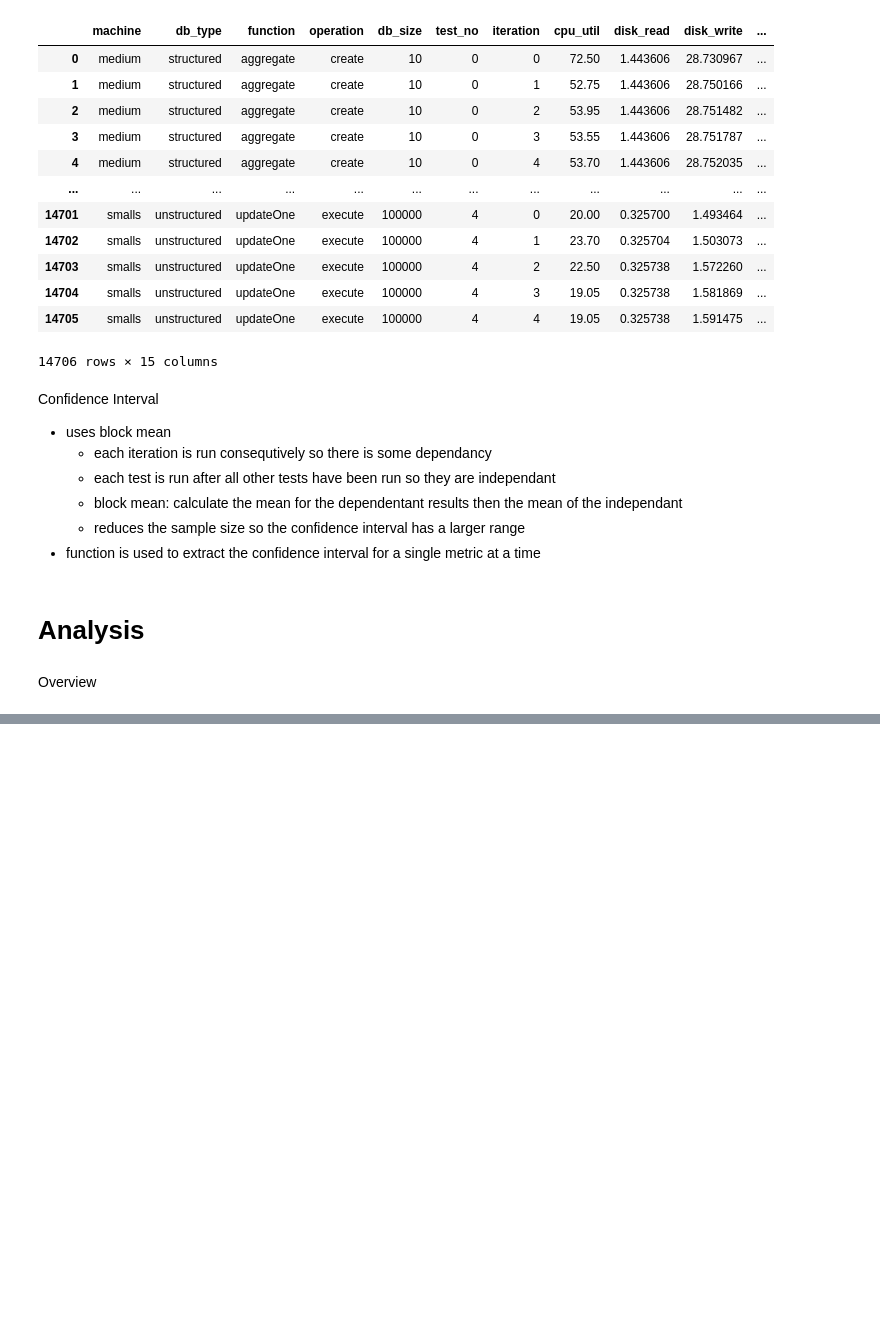
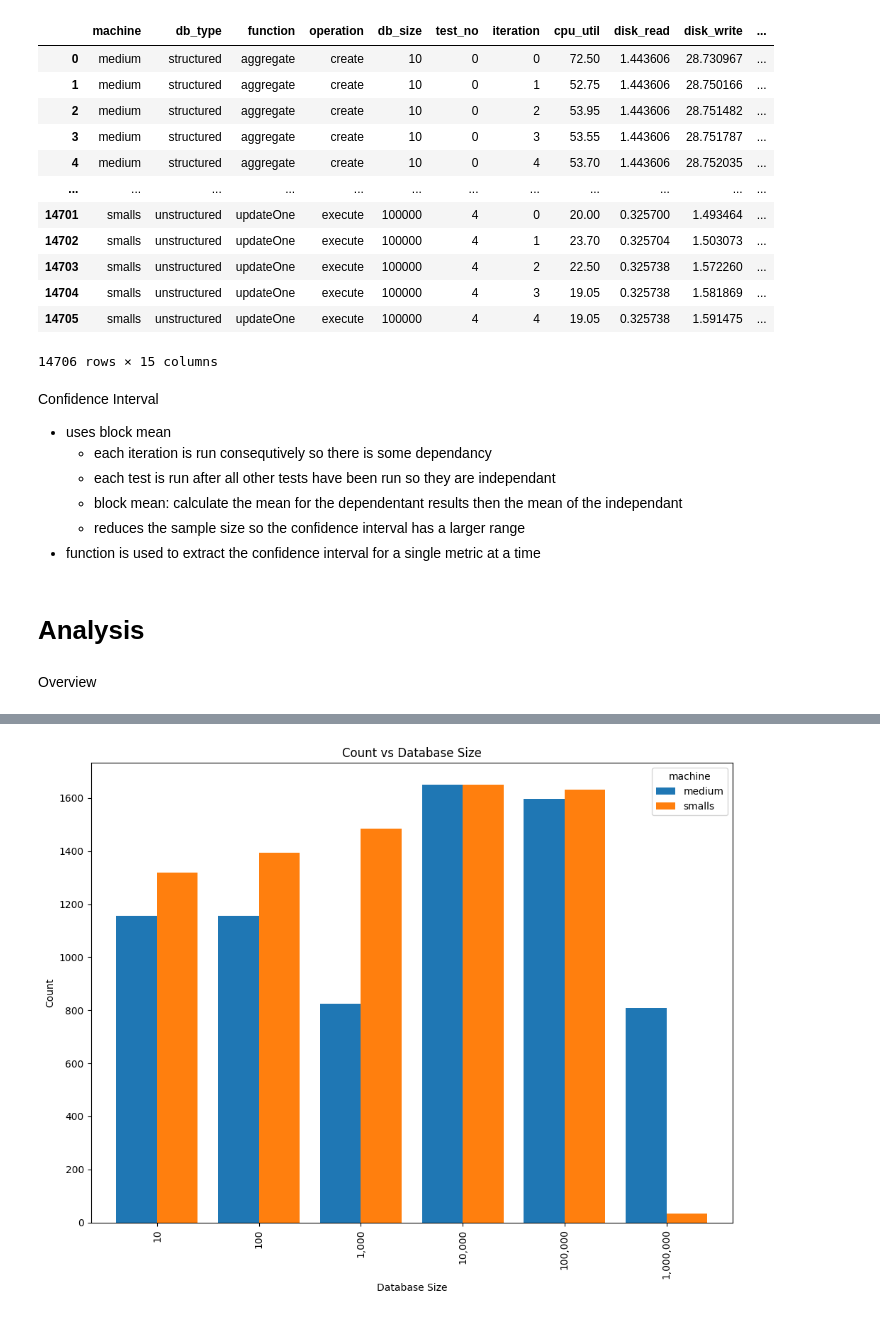
Before and after one commit to AhmadJanjua/MongoPerformance, a Jupyter notebook: src/analysis.ipynb, the cells around one changed output, grey strips where cells are left out. Saved outputs shown, nothing was run; the diff lists cells and outputs as text; code cells hidden in the pictures; blank space fills up the shorter version.

```diff
--- a/src/analysis.ipynb
+++ b/src/analysis.ipynb
@@ -387,0 +616,28 @@ Response Time
+# %%
+def machineCountBarChart(df: pd.DataFrame):
+    # get the counts by db size and machine
+    df = (
+        df
+        .groupby(['db_size','machine'])
+        .size()
+        .unstack()
+    )
+
+    # create a comparative barchart
+    ax = df.plot(
+        kind='bar',
+        figsize=(10,8),
+        width=0.8
+    )
+
+    # format
+    ax.set_xticklabels([f"{int(x):,}" for x in df.index], rotation=90)
+    ax.set_xlabel('Database Size')
+    ax.set_ylabel('Count')
+    ax.set_title('Count vs Database Size')
+    plt.tight_layout()
+    plt.show()
+
+machineCountBarChart(t_df.copy(deep=True))
+# %% [output]
+[figure, added]
```
Also changed, not shown: parts of 16 cells of this notebook.
